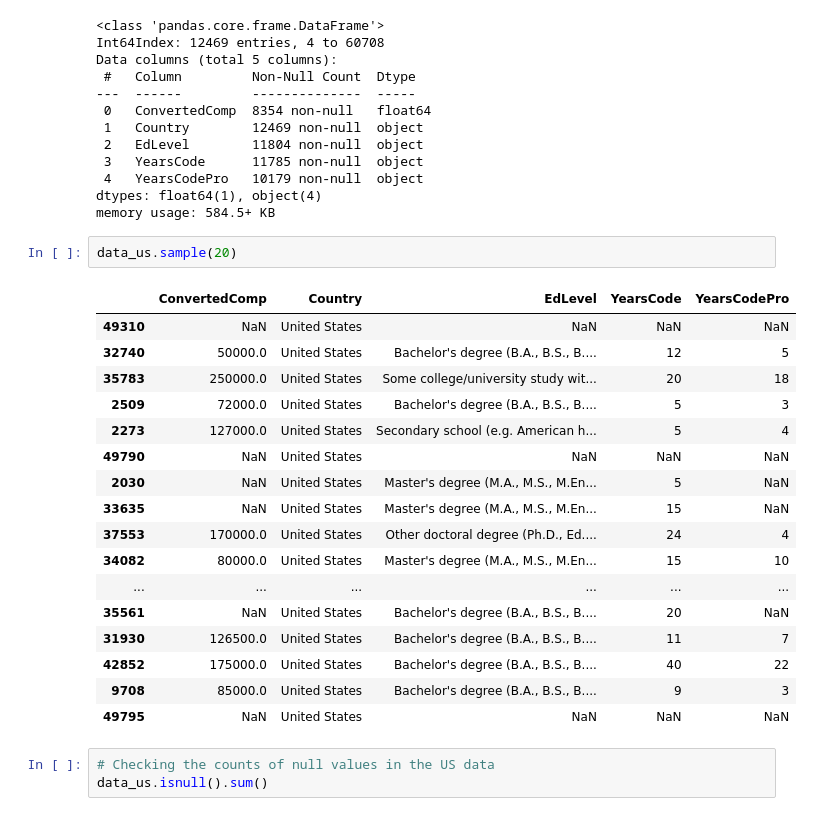
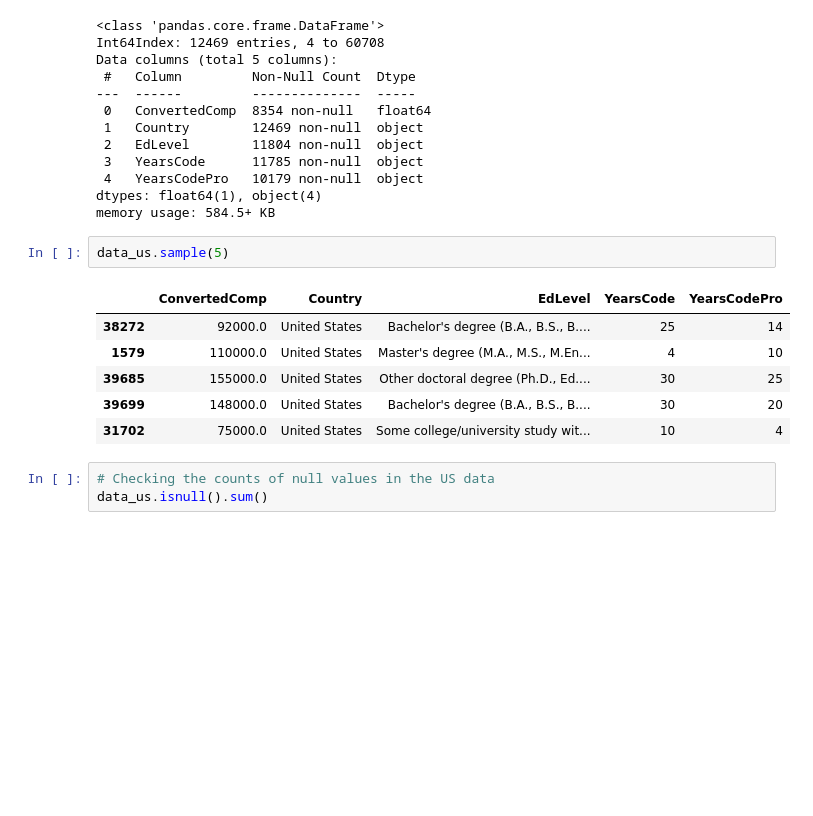
Before and after one commit to triple-crown-consulting/developer-salary-guide, a Jupyter notebook: notebooks/survey-data-2020.ipynb, the cells around one changed output. Drawn from its saved outputs; the diff is of its cells as text; blank space fills up the shorter version.

```diff
--- a/notebooks/survey-data-2020.ipynb
+++ b/notebooks/survey-data-2020.ipynb
@@ -87,25 +79,14 @@ Data columns (total 5 columns):
 dtypes: float64(1), object(4)
 memory usage: 584.5+ KB
 # %%
-data_us.sample(20)
+data_us.sample(5)
 # %% [output]
 |  | ConvertedComp | Country | EdLevel | YearsCode | YearsCodePro |
-| 49310 | NaN | United States | NaN | NaN | NaN |
-| 32740 | 50000.0 | United States | Bachelor's degree (B.A., B.S., B.... | 12 | 5 |
-| 35783 | 250000.0 | United States | Some college/university study wit... | 20 | 18 |
-| 2509 | 72000.0 | United States | Bachelor's degree (B.A., B.S., B.... | 5 | 3 |
-| 2273 | 127000.0 | United States | Secondary school (e.g. American h... | 5 | 4 |
-| 49790 | NaN | United States | NaN | NaN | NaN |
-| 2030 | NaN | United States | Master's degree (M.A., M.S., M.En... | 5 | NaN |
-| 33635 | NaN | United States | Master's degree (M.A., M.S., M.En... | 15 | NaN |
-| 37553 | 170000.0 | United States | Other doctoral degree (Ph.D., Ed.... | 24 | 4 |
-| 34082 | 80000.0 | United States | Master's degree (M.A., M.S., M.En... | 15 | 10 |
-| ... | ... | ... | ... | ... | ... |
-| 35561 | NaN | United States | Bachelor's degree (B.A., B.S., B.... | 20 | NaN |
-| 31930 | 126500.0 | United States | Bachelor's degree (B.A., B.S., B.... | 11 | 7 |
-| 42852 | 175000.0 | United States | Bachelor's degree (B.A., B.S., B.... | 40 | 22 |
-| 9708 | 85000.0 | United States | Bachelor's degree (B.A., B.S., B.... | 9 | 3 |
-| 49795 | NaN | United States | NaN | NaN | NaN |
+| 38272 | 92000.0 | United States | Bachelor's degree (B.A., B.S., B.... | 25 | 14 |
+| 1579 | 110000.0 | United States | Master's degree (M.A., M.S., M.En... | 4 | 10 |
+| 39685 | 155000.0 | United States | Other doctoral degree (Ph.D., Ed.... | 30 | 25 |
+| 39699 | 148000.0 | United States | Bachelor's degree (B.A., B.S., B.... | 30 | 20 |
+| 31702 | 75000.0 | United States | Some college/university study wit... | 10 | 4 |
 # %%
 # Checking the counts of null values in the US data
 data_us.isnull().sum()
```
Also changed, not shown: parts of 9 cells of this notebook.
